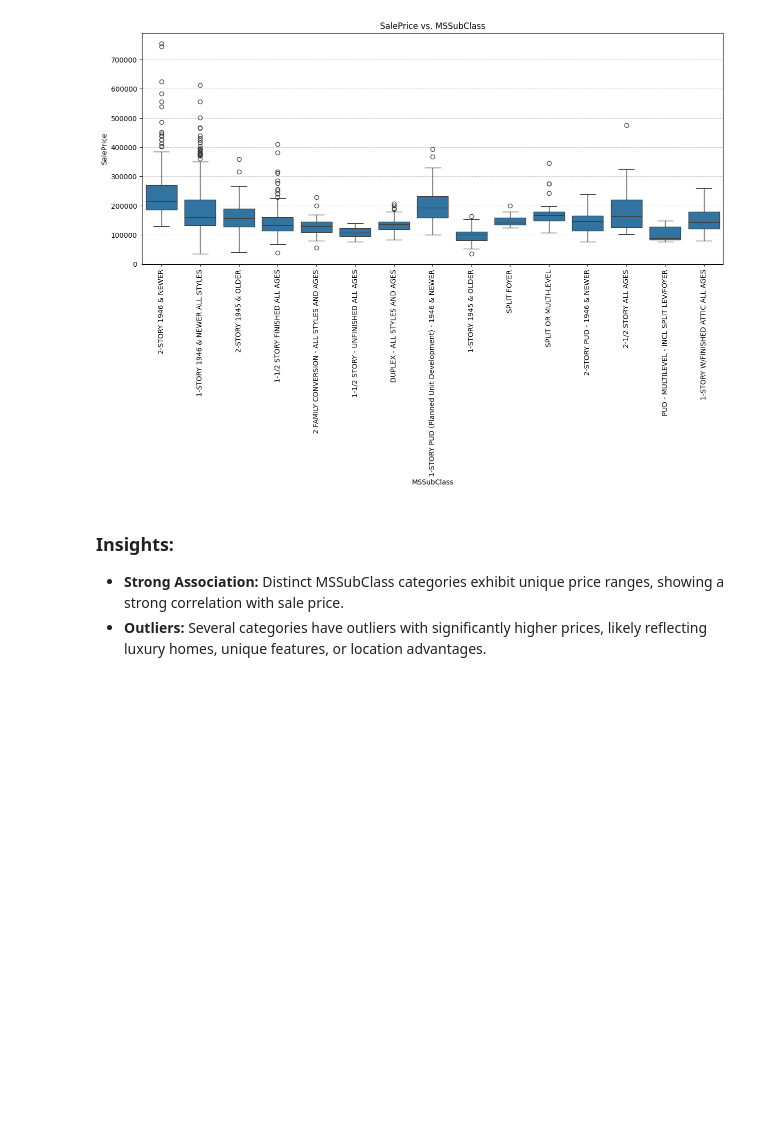
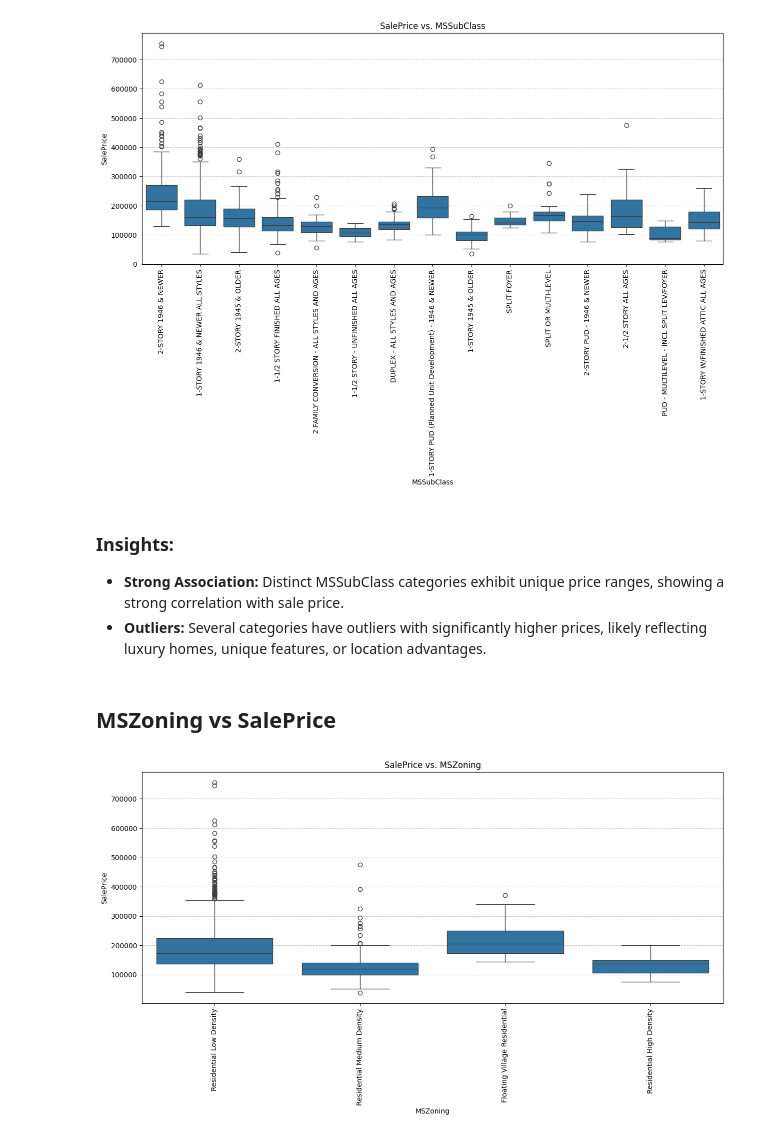
Before and after one commit to ktxdev/house-prices, a Jupyter notebook: notebooks/03_bivariate_analysis_eda.ipynb, the cells around one changed output. Cells and saved outputs as stored; diff of their text form; code cells hidden in the pictures; blank space fills up the shorter version.

Commit message:
Perform bivariate analysis and feature engineering on MSZoning

```diff
--- a/notebooks/03_bivariate_analysis_eda.ipynb
+++ b/notebooks/03_bivariate_analysis_eda.ipynb
@@ -36,3 +36,9 @@ visualizer.plot('MSSubClass', 'SalePrice')
 ### Insights:
 - **Strong Association:** Distinct MSSubClass categories exhibit unique price ranges, showing a strong correlation with sale price.
 - **Outliers:** Several categories have outliers with significantly higher prices, likely reflecting luxury homes, unique features, or location advantages.
+# %% [markdown]
+## MSZoning vs SalePrice
+# %%
+visualizer.plot('MSZoning', 'SalePrice')
+# %% [output]
+[figure, added]
```
Also changed, not shown: parts of 1 cell of this notebook, 4 other files.
